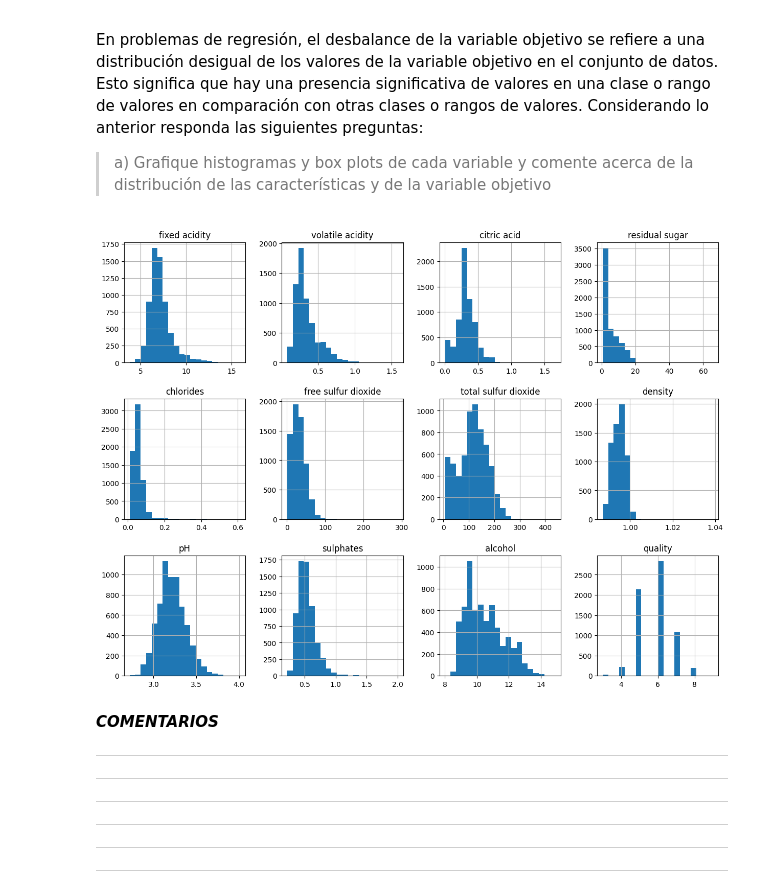
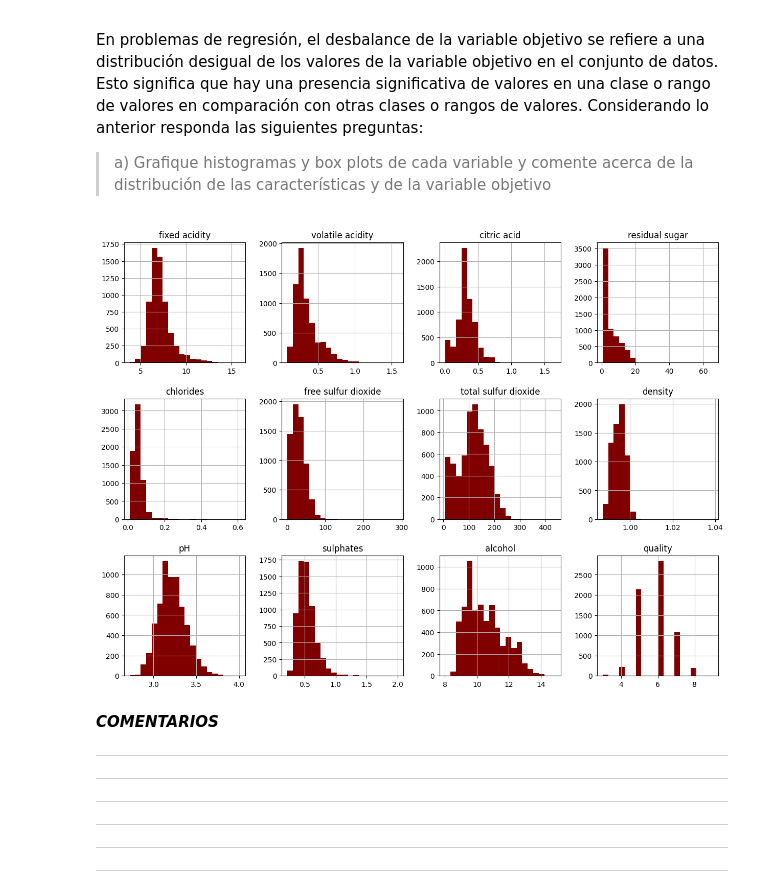
Before and after one commit to AlejandroVillazonG/Tareas_INF398, a Jupyter notebook: T2.ipynb, the cells around one changed output. Cells and saved outputs as stored; diff of their text form; code cells hidden in the pictures.

```diff
--- a/T2.ipynb
+++ b/T2.ipynb
@@ -171,9 +182,9 @@ En problemas de regresión, el desbalance de la variable objetivo se refiere a u
 
 > a) Grafique histogramas y box plots de cada variable y comente acerca de la distribución de las características y de la variable objetivo
 # %%
-df.hist(figsize=(15,15), layout=(4,4), bins=20);
+df.hist(figsize=(15,15), layout=(4,4), bins=20, color = 'maroon');
 # %% [output]
-[figure, old version]
+[figure, new version]
 # %% [markdown]
 ***COMENTARIOS***
 
```
Also changed, not shown: parts of 80 cells of this notebook.
